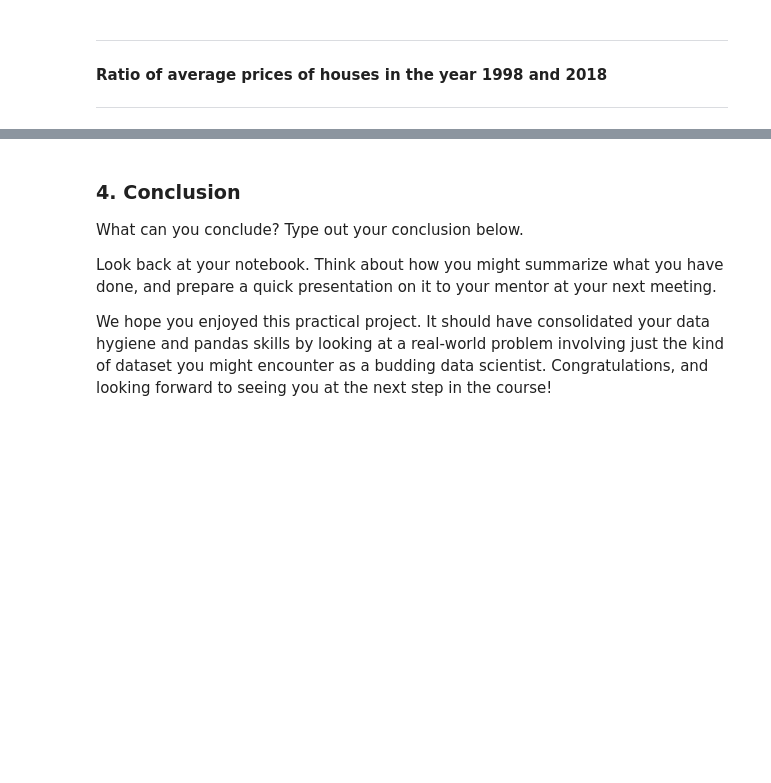
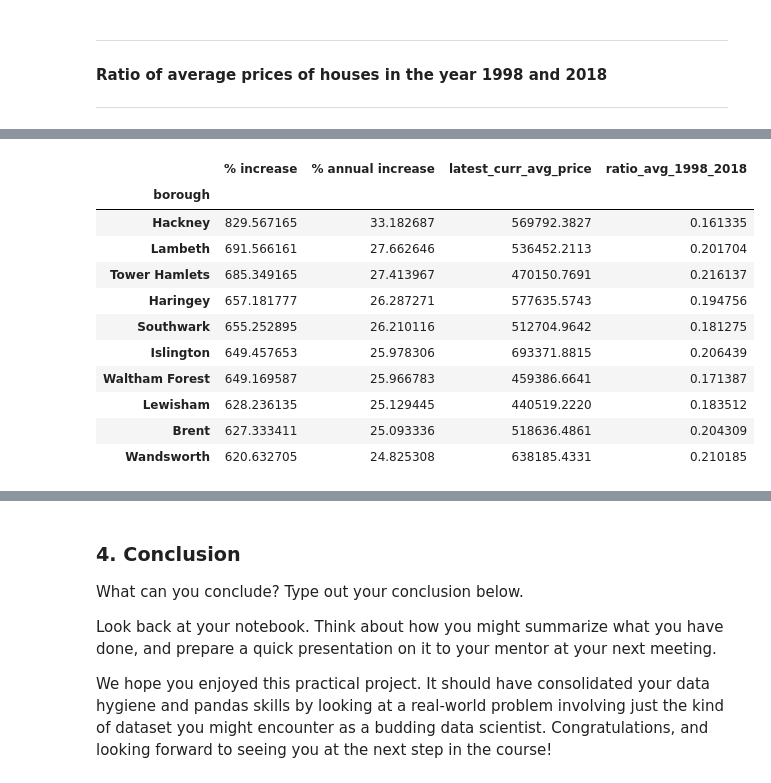
Before and after one commit to coolpunch/springboard_ds, a Jupyter notebook: case_studies/London_housing.ipynb, the cells around one changed output, grey strips where cells are left out. Saved outputs shown, nothing was run; the diff lists cells and outputs as text; code cells hidden in the pictures; blank space fills up the shorter version.

```diff
--- a/case_studies/London_housing.ipynb
+++ b/case_studies/London_housing.ipynb
@@ -431,0 +434,15 @@ stats_df.head()
+# %%
+stats_df.head(10)
+# %% [output]
+|  | % increase | % annual increase | latest_curr_avg_price | ratio_avg_1998_2018 |
+| borough |  |  |  |  |
+| Hackney | 829.567165 | 33.182687 | 569792.3827 | 0.161335 |
+| Lambeth | 691.566161 | 27.662646 | 536452.2113 | 0.201704 |
+| Tower Hamlets | 685.349165 | 27.413967 | 470150.7691 | 0.216137 |
+| Haringey | 657.181777 | 26.287271 | 577635.5743 | 0.194756 |
+| Southwark | 655.252895 | 26.210116 | 512704.9642 | 0.181275 |
+| Islington | 649.457653 | 25.978306 | 693371.8815 | 0.206439 |
+| Waltham Forest | 649.169587 | 25.966783 | 459386.6641 | 0.171387 |
+| Lewisham | 628.236135 | 25.129445 | 440519.2220 | 0.183512 |
+| Brent | 627.333411 | 25.093336 | 518636.4861 | 0.204309 |
+| Wandsworth | 620.632705 | 24.825308 | 638185.4331 | 0.210185 |
```
Also changed, not shown: parts of 2 cells of this notebook.
